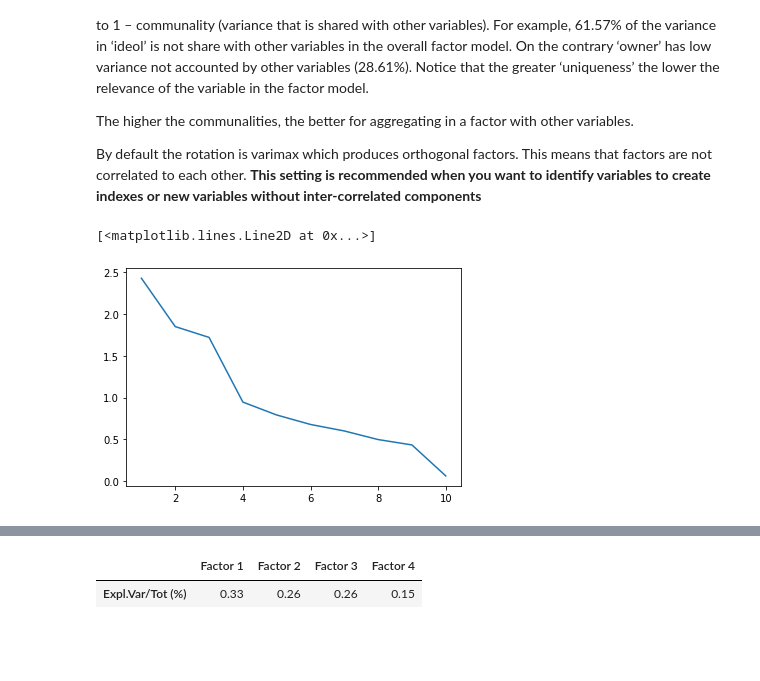
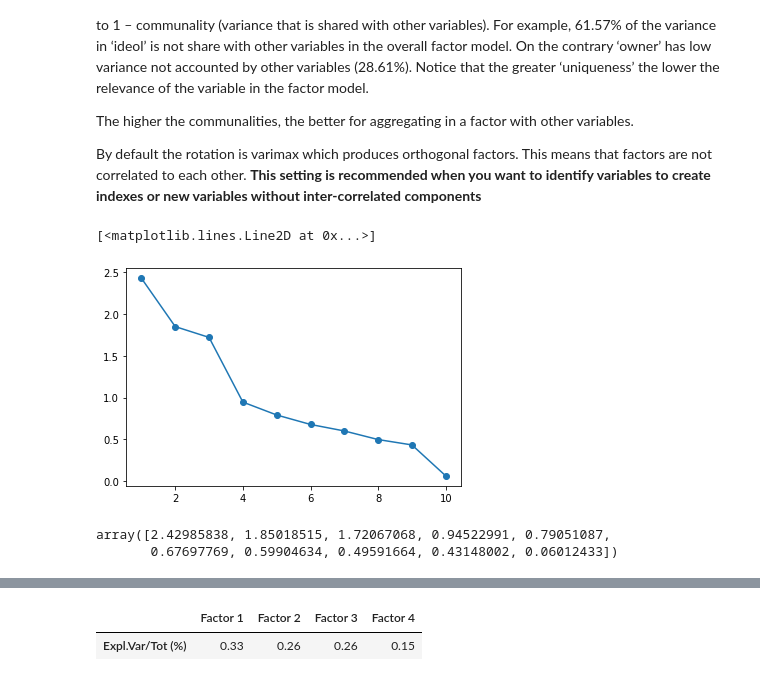
Before and after one commit to fpretto/MiM_Analytics_Tesis, a Jupyter notebook: Tesis/Performance Index.ipynb, the cells around one changed output, grey strips where cells are left out. Cells and saved outputs as stored; diff of their text form; code cells hidden in the pictures; blank space fills up the shorter version.

```diff
--- a/Tesis/Performance Index.ipynb
+++ b/Tesis/Performance Index.ipynb
@@ -24,8 +24,8 @@ pd.set_option('display.max_columns', 500)
 pd.set_option('display.max_rows', 500)
 pd.set_option('display.float_format', '{:.2f}'.format)
 
-#path='C:/Repo/MiM_Analytics_Tesis/Tesis/'
-path='C:/Users/E0662122/Repo/MiM_Analytics_Tesis/Tesis/'
+path='C:/Repo/MiM_Analytics_Tesis/Tesis/'
+#path='C:/Users/E0662122/Repo/MiM_Analytics_Tesis/Tesis/'
 # %%
 postgreSQL = {"host": "localhost", "port": "5432", "username": "postgres",
                "password": "trivisono", "database": "SportsAnalytics"}
@@ -396,15 +396,20 @@ By default the rotation is varimax which produces orthogonal factors. This means
 # %%
 # Subset of the data, the 14 columns containing the survey answers
 x = df_fw[fw_cols]
 fa = FactorAnalyzer()
 fa.fit(x, 10)
 #Get Eigen values and plot them
 ev, v = fa.get_eigenvalues()
 ev
-plt.plot(range(1,x.shape[1]+1),ev)
+plt.plot(range(1,x.shape[1]+1),ev,marker='o')
 # %% [output]
 [<matplotlib.lines.Line2D at 0x...>]
-[figure, old version]
+[figure, new version]
+# %%
+ev
+# %% [output]
+array([2.42985838, 1.85018515, 1.72067068, 0.94522991, 0.79051087,
+       0.67697769, 0.59904634, 0.49591664, 0.43148002, 0.06012433])
 # %%
 factors=4
 method='principal'
```
Also changed, not shown: parts of 2 cells of this notebook, 4 other files.
